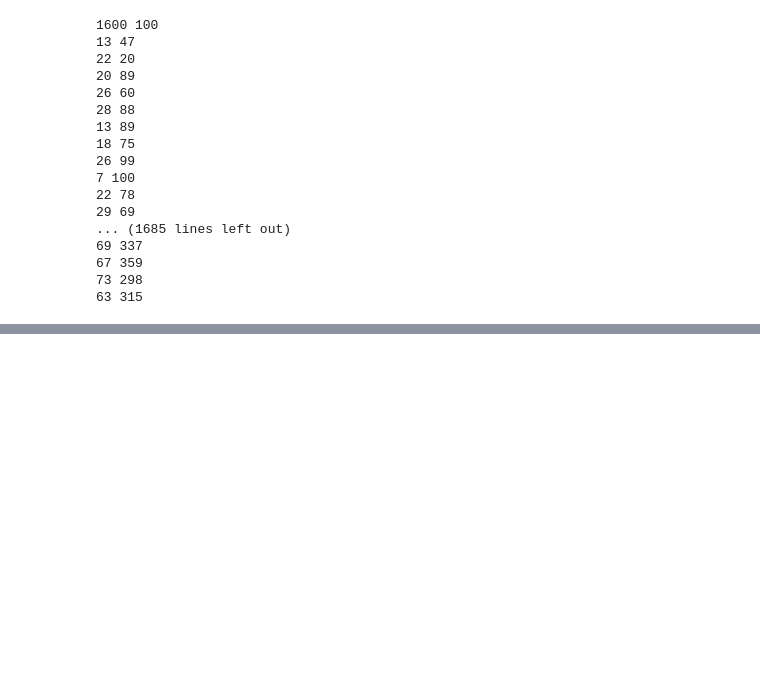
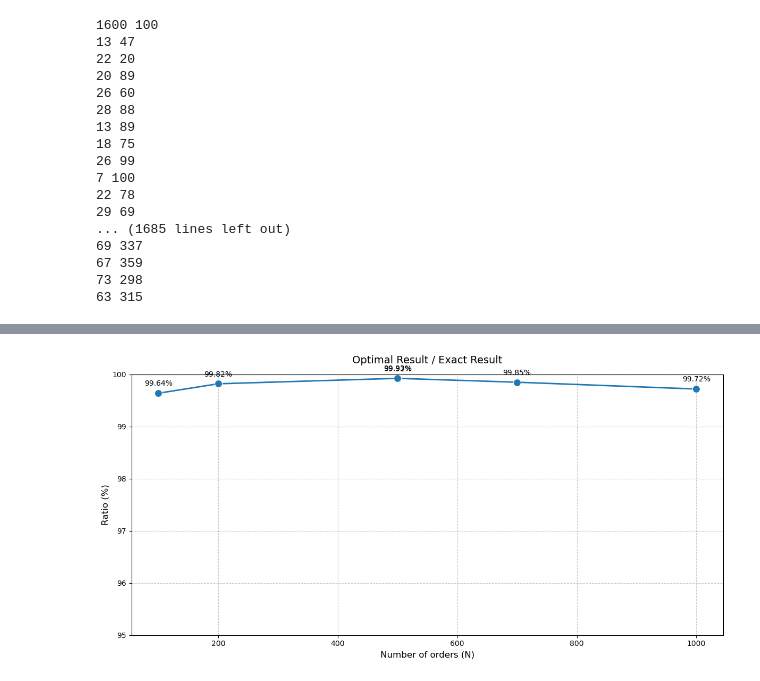
Before and after one commit to trungphandinh/Group-19_Optimization, a Jupyter notebook: Inputs/Input_testing.ipynb, the cells around one changed output, grey strips where cells are left out. Saved outputs shown, nothing was run; the diff lists cells and outputs as text; code cells hidden in the pictures; blank space fills up the shorter version.

```diff
--- a/Inputs/Input_testing.ipynb
+++ b/Inputs/Input_testing.ipynb
@@ -150,0 +978,46 @@ if __name__ == "__main__":
+# %%
+import seaborn as sns
+import matplotlib.pyplot as plt
+import pandas as pd
+
+# Create data
+data = {
+    'N': [100, 200, 500, 500, 700, 1000],
+    'Accuracy': [99.64, 99.82, 99.92, 99.93, 99.85, 99.72]
+}
+
+# Create DataFrame
+df = pd.DataFrame(data)
+
+# Create figure
+plt.figure(figsize=(12, 6))
+
+# Create line plot
+sns.lineplot(data=df, x='N', y='Accuracy', marker='o', linewidth=2, markersize=10)
+
+# Customize plot
+plt.title('Optimal Result / Exact Result', fontsize=14, pad=15)
+plt.xlabel('Number of orders (N)', fontsize=12)
+plt.ylabel('Ratio (%)', fontsize=12)
+
+# Add grid
+plt.grid(True, linestyle='--', alpha=0.7)
+
+# Annotate points
+for i, row in df.iterrows():
+    plt.annotate(f'{row["Accuracy"]}%',
+                xy=(row['N'], row['Accuracy']),
+                xytext=(0, 10),
+                textcoords='offset points',
+                ha='center')
+
+# Set y-axis limits from 95% to 100%
+plt.ylim(95, 100)
+
+# Adjust layout
+plt.tight_layout()
+
+# Show plot
+plt.show()
+# %% [output]
+[figure, added]
```
Also changed, not shown: parts of 12 cells of this notebook, 8 other files.
